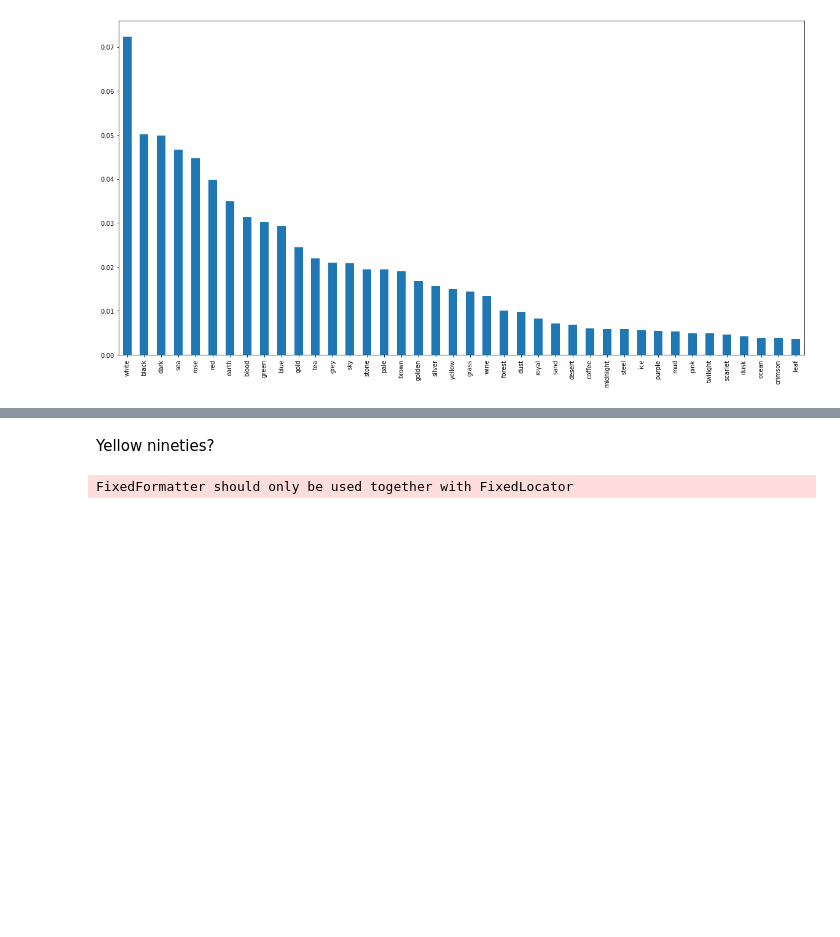
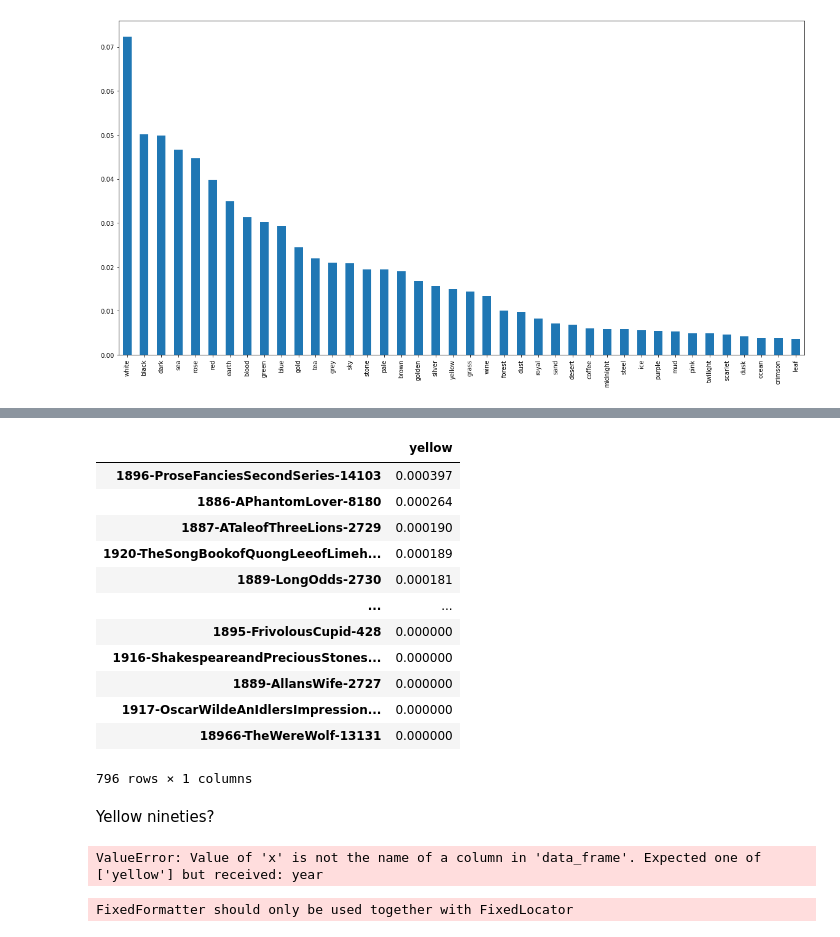
Before and after one commit to JonathanReeve/dissertation, a Jupyter notebook: 04-colors/pg-analysis-py/analyze-results5.ipynb, the cells around one changed output, grey strips where cells are left out. Saved outputs shown, nothing was run; the diff lists cells and outputs as text; code cells hidden in the pictures; blank space fills up the shorter version.

```diff
--- a/04-colors/pg-analysis-py/analyze-results5.ipynb
+++ b/04-colors/pg-analysis-py/analyze-results5.ipynb
@@ -92,5 +104,27 @@ FixedFormatter should only be used together with FixedLocator
+# %%
+yellowDF.sort_values(by='yellow', ascending=False)
+# %% [output]
+|  | yellow |
+| 1896-ProseFanciesSecondSeries-14103 | 0.000397 |
+| 1886-APhantomLover-8180 | 0.000264 |
+| 1887-ATaleofThreeLions-2729 | 0.000190 |
+| 1920-TheSongBookofQuongLeeofLimeh... | 0.000189 |
+| 1889-LongOdds-2730 | 0.000181 |
+| ... | ... |
+| 1895-FrivolousCupid-428 | 0.000000 |
+| 1916-ShakespeareandPreciousStones... | 0.000000 |
+| 1889-AllansWife-2727 | 0.000000 |
+| 1917-OscarWildeAnIdlersImpression... | 0.000000 |
+| 18966-TheWereWolf-13131 | 0.000000 |
+796 rows × 1 columns
 # %% [markdown]
 Yellow nineties?
+# %%
+fig = px.line(yellowDF, x='year', y='yellow')
+#fig.show()
+fig.write_html('yellow.html')
+# %% [output]
+ValueError: Value of 'x' is not the name of a column in 'data_frame'. Expected one of ['yellow'] but received: year
 # %%
 colors = ['red', 'orange', 'yellow', 'green', 'blue', 'purple']
 df.fillna(0)[colors].rolling(50).mean().plot(figsize=(30, 10), color=colors)
```
Also changed, not shown: parts of 9 cells of this notebook, 3 other files.
